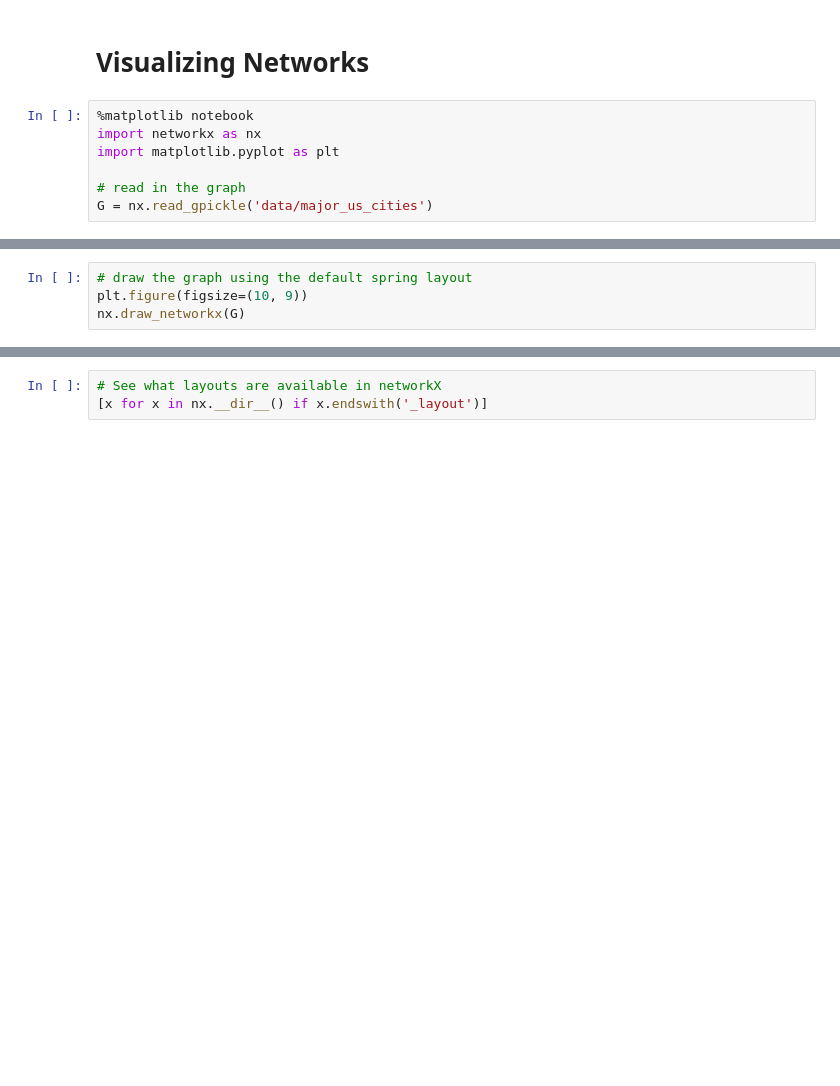
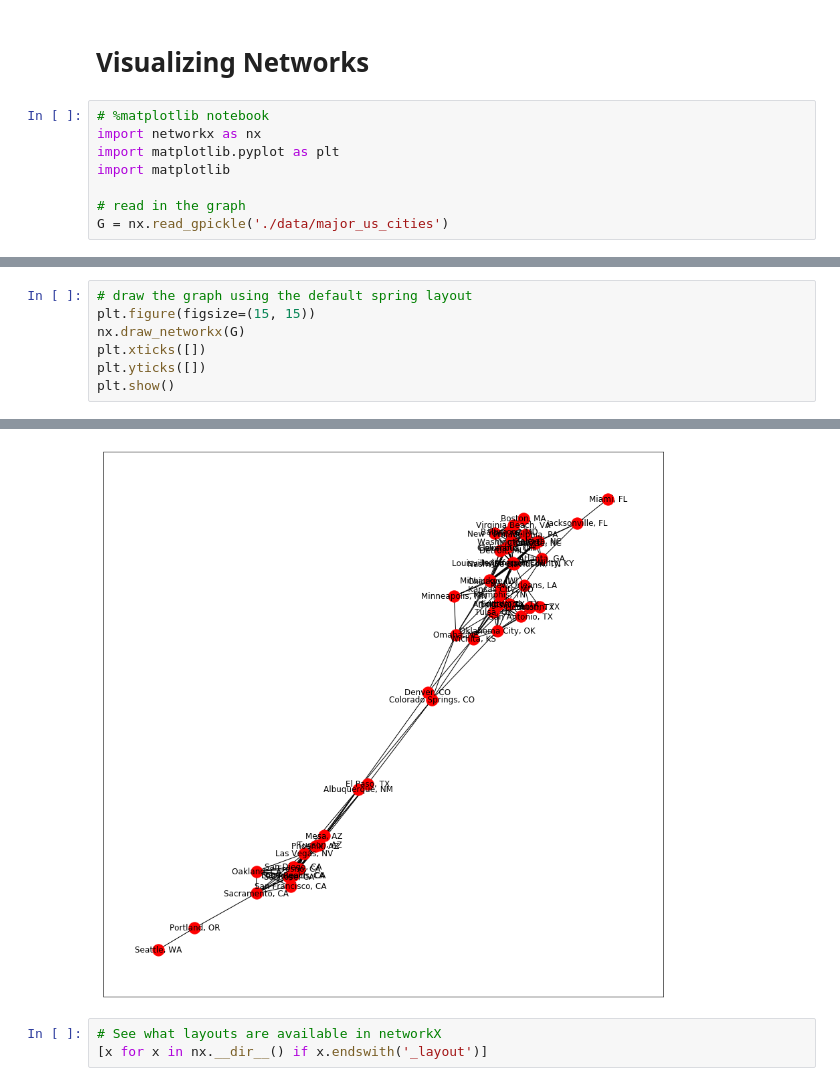
Before and after one commit to LuisAngelMendozaVelasco/Applied_Data_Science_with_Python_Specialization, a Jupyter notebook: Applied_Social_Network_Analysis_in_Python/Week2/Labs/Visualizing Graphs with NetworkX.ipynb, the cells around one changed output, grey strips where cells are left out. Saved outputs shown, nothing was run; the diff lists cells and outputs as text; blank space fills up the shorter version.

```diff
--- a/Applied_Social_Network_Analysis_in_Python/Week2/Labs/Visualizing Graphs with NetworkX.ipynb
+++ b/Applied_Social_Network_Analysis_in_Python/Week2/Labs/Visualizing Graphs with NetworkX.ipynb
@@ -1,10 +9,11 @@
 # %% [markdown]
 # Visualizing Networks
 # %%
-%matplotlib notebook
+# %matplotlib notebook
 import networkx as nx
 import matplotlib.pyplot as plt
+import matplotlib
 
 # read in the graph
-G = nx.read_gpickle('data/major_us_cities')
+G = nx.read_gpickle('./data/major_us_cities')
 # %%
@@ -18,5 +25,8 @@ print(matplotlib.__version__)
 # %%
 # draw the graph using the default spring layout
-plt.figure(figsize=(10, 9))
+plt.figure(figsize=(15, 15))
 nx.draw_networkx(G)
+plt.xticks([])
+plt.yticks([])
+plt.show()
 # %% [output]
@@ -25,3 +33,4 @@ nx.draw_networkx(G)
+[figure, added]
 # %%
 # See what layouts are available in networkX
 [x for x in nx.__dir__() if x.endswith('_layout')]
```
Also changed, not shown: parts of 10 cells of this notebook, 16 other files.
